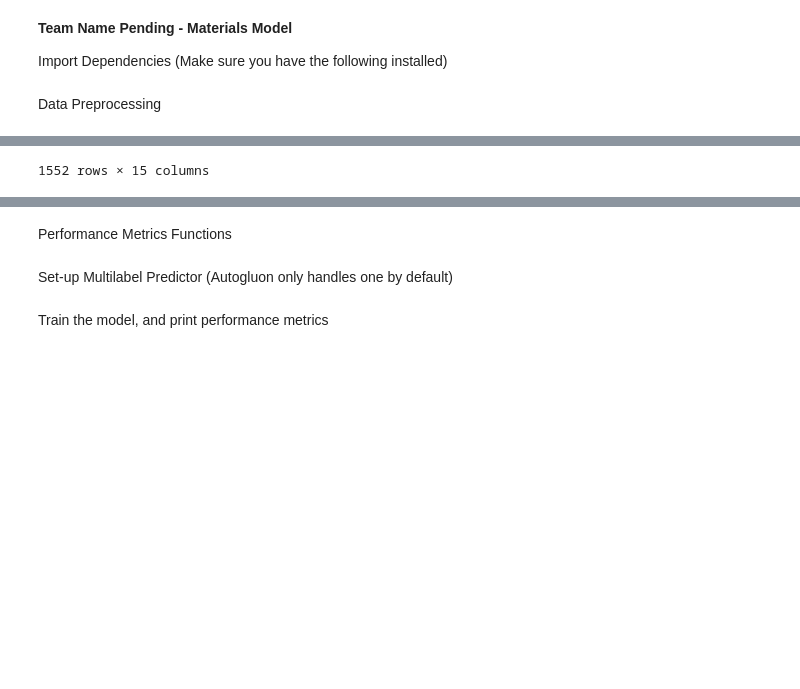
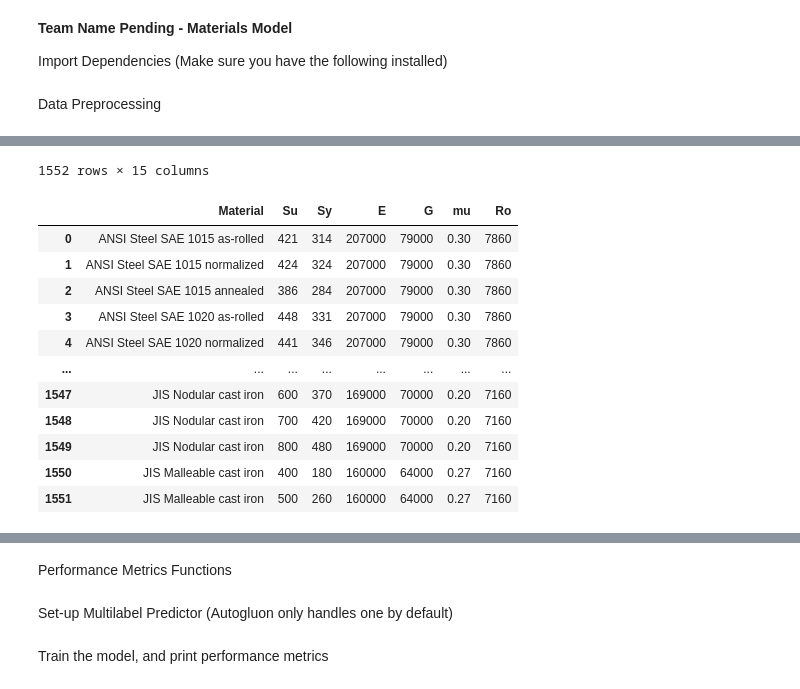
Before and after one commit to Comiskey/TNP-Final-Project, a Jupyter notebook: MaterialsModelGUI.ipynb, the cells around one changed output, grey strips where cells are left out. Drawn from its saved outputs; the diff is of its cells as text; code cells hidden in the pictures; blank space fills up the shorter version.

Commit message:
Added Processing Function and TabularPredictor

```diff
--- a/MaterialsModelGUI.ipynb
+++ b/MaterialsModelGUI.ipynb
@@ -31,7 +31,6 @@ display(df)
 df['Material'] = df[['Std', 'Material', 'Heat treatment']].fillna('').agg(' '.join, axis=1)
 
 df['Sy'] = df['Sy'].str.replace(' max', '').astype(int)
-
 
 # Drop the original three columns
 df.drop(['Std','ID', 'Heat treatment', 'Desc','A5','Bhn','pH','Desc','HV'], axis=1, inplace=True)
@@ -44,113 +43,42 @@ df.drop(['Std','ID', 'Heat treatment', 'Desc','A5','Bhn','pH','Desc','HV'], axis
 #     (df['G'].between(63000, 94000)) &
 #     (df['mu'].between(0.24, 0.36)) &
 #     (df['Ro'].between(6200, 9400))
 # ).map({True: 'True', False: 'False'})
 
 # Insert the 'Use' column at the second position
 # df.insert(7, 'Use', df.pop('Use'))
 
 # Write the updated data to a new file
 df.to_csv('materialTNP.csv', index=False)
 
-
 # Separate the features (X) and labels (y)
 X = df[['Su', 'Sy', 'E', 'G', 'mu', 'Ro']]
 # y = df['Use']
 
-# Fit a decision tree classifier on the data
-# dtc = DecisionTreeClassifier()
-# dtc.fit(X, y)
-
 display(df)
-
-def process_dataset(onehot = True, scaled = True)
-
-
-def OH_encode(data):
-    data=data.copy()
-    #One-hot encode the materials
-    data.loc[:, "Material"]=pd.Categorical(data["Material"], categories=["Steel", "Aluminum", "Titanium"])
-    mats_oh=pd.get_dummies(data["Material"], prefix="Material=", prefix_sep="")
-    data.drop(["Material"], axis=1, inplace=True)
-    data=pd.concat([mats_oh, data], axis=1)
-    return data
-
-def process_dataset(c_r="c", onehot = True, scaled = True):
-    #key: c=classification, r=regression
-    filename = "Data.csv"
-    reg_data = pd.read_csv(url, index_col=0)
-    url = 'https://raw.githubusercontent.com/Lyleregenwetter/2.s997-Demo-Materials/main/Framed/validity.csv'
-    clf_data = pd.read_csv(url, index_col=0)
-
-    batch = reg_data.iloc[:,-1]
-    x_reg = reg_data.iloc[:,:-11]
-    x_clf = clf_data.drop(["valid"], axis=1)
-
-    if onehot:
-        x_reg = OH_encode(x_reg)
-        x_clf = OH_encode(x_clf)
-
-    if scaled:
-        if not onehot:
-            x_reg.drop(["Material"])
-            x_clf.drop(["Material"])
-        scaler = StandardScaler()
-        scaler.fit(x_reg)
-        x_reg_sc = scaler.transform(x_reg)
-        x_clf_sc = scaler.transform(x_clf)
-        x_reg = pd.DataFrame(x_reg_sc, columns=x_reg.columns, index=x_reg.index)
-        x_clf = pd.DataFrame(x_clf_sc, columns=x_clf.columns, index=x_clf.index)
-        if not onehot:
-            x_reg["Material"] = reg_data["Material"]
-            x_clf["Material"] = clf_data["Material"]
-    else:
-        scaler = None
-
-    if c_r=="c":
-        return x_clf, clf_data["valid"], batch, scaler
-    else:
-        y = reg_data.iloc[:,-11:-1]
-        for col in ['Sim 1 Safety Factor', 'Sim 3 Safety Factor']:
-            y[col] = 1/y[col]
-            y.rename(columns={col:col+" (Inverted)"})
-        for col in ['Sim 1 Dropout X Disp.', 'Sim 1 Dropout Y Disp.', 'Sim 1 Bottom Bracket X Disp.', 'Sim 1 Bottom Bracket Y Disp.', 'Sim 2 Bottom Bracket Z Disp.', 'Sim 3 Bottom Bracket Y Disp.', 'Sim 3 Bottom Bracket X Rot.', 'Model Mass']:
-            y[col]=[np.abs(val) for val in y[col].values]
-            y.rename(columns={col:col+" Magnitude"})
-        return x_reg, y, batch, scaler
-
-x_scaled, r, _, xscaler = process_dataset("r", onehot = True, scaled = False)
-
-#Filter top n% of values
-q = r.quantile(.99)
-for col in r.columns:
-    r=r[r[col] <= q[col]]
-x_scaled=x_scaled.loc[r.index]
-
-scaling=True
-if scaling:
-    rscaler = StandardScaler()
-    rscaler.fit(r)
-    r_scaled = rscaler.transform(r)
-    r=pd.DataFrame(r_scaled, columns=r.columns, index=r.index)
-
-regression_sc = pd.concat([x_scaled, r], axis=1)
-
-data_train, data_test, x_train, x_test, r_train, r_test=train_test_split(regression_sc, x_scaled, r, test_size=0.2, random_state=0)
-labels=r.columns
-print(labels)
-display(data_train)
-display(data_test)
 # %% [output]
 |  | Std | ID | Material | Heat treatment | Su | Sy | A5 | Bhn | E | G | ... |
 | 0 | ANSI | D8894772B88F495093C43AF905AB6373 | Steel SAE 1015 | as-rolled | 421 | 314 | 39.0 | 126.0 | 207000 | 79000 | ... |
 | 1 | ANSI | 05982AC66F064F9EBC709E7A4164613A | Steel SAE 1015 | normalized | 424 | 324 | 37.0 | 121.0 | 207000 | 79000 | ... |
 | 2 | ANSI | 356D6E63FF9A49A3AB23BF66BAC85DC3 | Steel SAE 1015 | annealed | 386 | 284 | 37.0 | 111.0 | 207000 | 79000 | ... |
 | 3 | ANSI | 1C758F8714AC4E0D9BD8D8AE1625AECD | Steel SAE 1020 | as-rolled | 448 | 331 | 36.0 | 143.0 | 207000 | 79000 | ... |
 | 4 | ANSI | DCE10036FC1946FC8C9108D598D116AD | Steel SAE 1020 | normalized | 441 | 346 | 35.8 | 131.0 | 207000 | 79000 | ... |
 | ... | ... | ... | ... | ... | ... | ... | ... | ... | ... | ... | ... |
 | 1547 | JIS | 512A80EC21EA416BA2725B38BA8096EF | Nodular cast iron | NaN | 600 | 370 | NaN | NaN | 169000 | 70000 | ... |
 | 1548 | JIS | 38526441BA8741CA979DBF870D0B8A9B | Nodular cast iron | NaN | 700 | 420 | NaN | NaN | 169000 | 70000 | ... |
 | 1549 | JIS | CAC03D7EB1AA45E68EFF92A2EF4C3D9B | Nodular cast iron | NaN | 800 | 480 | NaN | NaN | 169000 | 70000 | ... |
 | 1550 | JIS | 45C82A36EC644F8BB6170A99ED819B62 | Malleable cast iron | NaN | 400 | 180 | 4.0 | NaN | 160000 | 64000 | ... |
 | 1551 | JIS | BC74F870412F4DDBADDEF1063C1C079F | Malleable cast iron | NaN | 500 | 260 | 4.0 | NaN | 160000 | 64000 | ... |
 1552 rows × 15 columns
+|  | Material | Su | Sy | E | G | mu | Ro |
+| 0 | ANSI Steel SAE 1015 as-rolled | 421 | 314 | 207000 | 79000 | 0.30 | 7860 |
+| 1 | ANSI Steel SAE 1015 normalized | 424 | 324 | 207000 | 79000 | 0.30 | 7860 |
+| 2 | ANSI Steel SAE 1015 annealed | 386 | 284 | 207000 | 79000 | 0.30 | 7860 |
+| 3 | ANSI Steel SAE 1020 as-rolled | 448 | 331 | 207000 | 79000 | 0.30 | 7860 |
+| 4 | ANSI Steel SAE 1020 normalized | 441 | 346 | 207000 | 79000 | 0.30 | 7860 |
+| ... | ... | ... | ... | ... | ... | ... | ... |
+| 1547 | JIS Nodular cast iron | 600 | 370 | 169000 | 70000 | 0.20 | 7160 |
+| 1548 | JIS Nodular cast iron | 700 | 420 | 169000 | 70000 | 0.20 | 7160 |
+| 1549 | JIS Nodular cast iron | 800 | 480 | 169000 | 70000 | 0.20 | 7160 |
+| 1550 | JIS Malleable cast iron | 400 | 180 | 160000 | 64000 | 0.27 | 7160 |
+| 1551 | JIS Malleable cast iron | 500 | 260 | 160000 | 64000 | 0.27 | 7160 |
```
Also changed, not shown: parts of 3 cells of this notebook.
